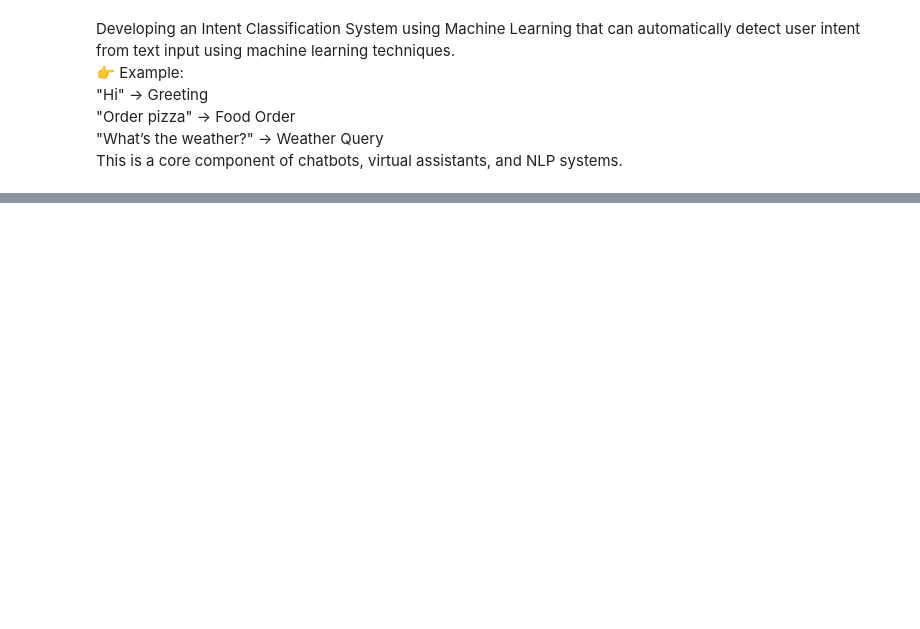
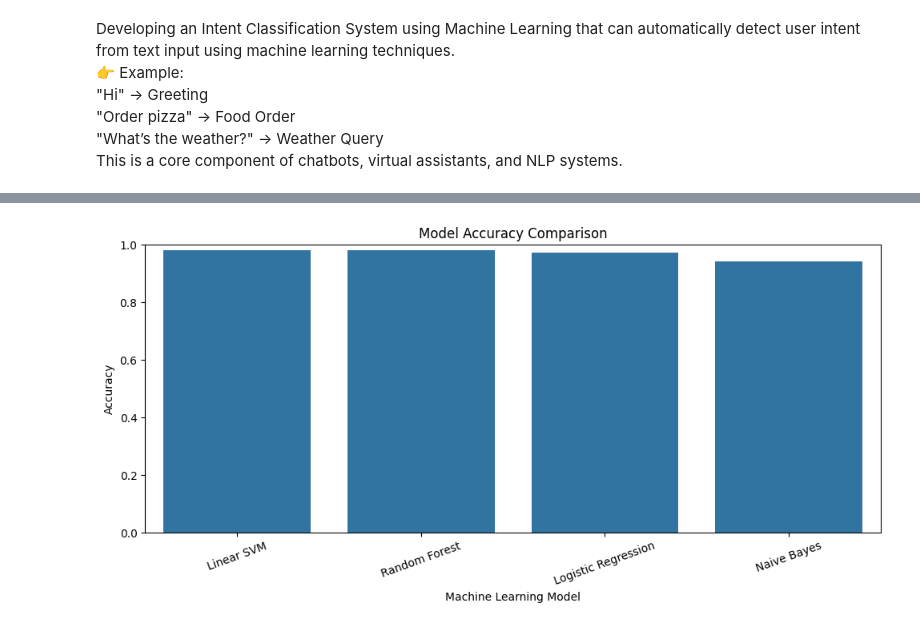
Before and after one commit to isaifullah/Intern_at_Hasnain_Karimain_Software_House, a Jupyter notebook: 14_intent_classifier/intent_classifier.ipynb, the cells around one changed output, grey strips where cells are left out. Cells and saved outputs as stored; diff of their text form; code cells hidden in the pictures; blank space fills up the shorter version.

```diff
--- a/14_intent_classifier/intent_classifier.ipynb
+++ b/14_intent_classifier/intent_classifier.ipynb
@@ -278,0 +360,92 @@ baseline_model, baseline_acc, baseline_preds = baseline_model(X_train, y_train,
+# %%
+# ============================================================
+# CELL 7: Train Multiple Models and Compare
+# ============================================================
+
+# Train multiple models and visualize comparison
+def train_and_compare_models(X_train_tfidf, X_test_tfidf, y_train, y_test):
+    """
+    Train multiple machine learning models, compare their accuracy,
+    and save the model comparison graph.
+    """
+
+    # Define machine learning models
+    models = {
+        "Logistic Regression": LogisticRegression(max_iter=1000, random_state=42),
+        "Naive Bayes": MultinomialNB(),
+        "Linear SVM": CalibratedClassifierCV(LinearSVC(random_state=42)),
+        "Random Forest": RandomForestClassifier(n_estimators=100, random_state=42)
+    }
+
+    # Empty list to store model results
+    results = []
+
+    # Empty dictionary to store trained models
+    trained_models = {}
+
+    # Empty dictionary to store model predictions
+    model_predictions = {}
+
+    # Train each model
+    for model_name, model in models.items():
+
+        # Print current model name
+        print(f"Training {model_name}...")
+
+        # Train model
+        model.fit(X_train_tfidf, y_train)
+
+        # Predict test data
+        y_pred = model.predict(X_test_tfidf)
+
+        # Calculate accuracy
+        accuracy = accuracy_score(y_test, y_pred)
+
+        # Store trained model
+        trained_models[model_name] = model
+
+        # Store predictions
+        model_predictions[model_name] = y_pred
+
+        # Store result
+        results.append({
+            "Model": model_name,
+            "Accuracy": accuracy
+        })
+
+        # Print model accuracy
+        print(f"{model_name} Accuracy: {accuracy:.4f}")
+        print("-" * 50)
+
+    # Convert results into dataframe
+    results_df = pd.DataFrame(results)
+
+    # Sort models by accuracy
+    results_df = results_df.sort_values(by="Accuracy", ascending=False)
+
+    #draw the graph to compare model performance
+    plt.figure(figsize=(10, 5))
+    sns.barplot(data=results_df, x="Model", y="Accuracy")
+    plt.title("Model Accuracy Comparison")
+    plt.xlabel("Machine Learning Model")
+    plt.ylabel("Accuracy")
+    plt.xticks(rotation=20)
+    plt.ylim(0, 1)
+    plt.tight_layout()
+    # Save figure inside figures folder
+    plt.savefig(os.path.join("figures", "model_comparison.png"), dpi=300, bbox_inches="tight")
+    plt.show()
+
+    return trained_models, model_predictions, results_df
+
+# Train models and compare performance
+trained_models, model_predictions, results_df = train_and_compare_models(
+    X_train_tfidf,
+    X_test_tfidf,
+    y_train,
+    y_test
+)
+
+# Display model comparison results
+results_df
+# %% [output]
@@ -278,0 +464 @@ baseline_model, baseline_acc, baseline_preds = baseline_model(X_train, y_train,
+[figure, added]
```
Also changed, not shown: parts of 17 cells of this notebook, 15 other files.
